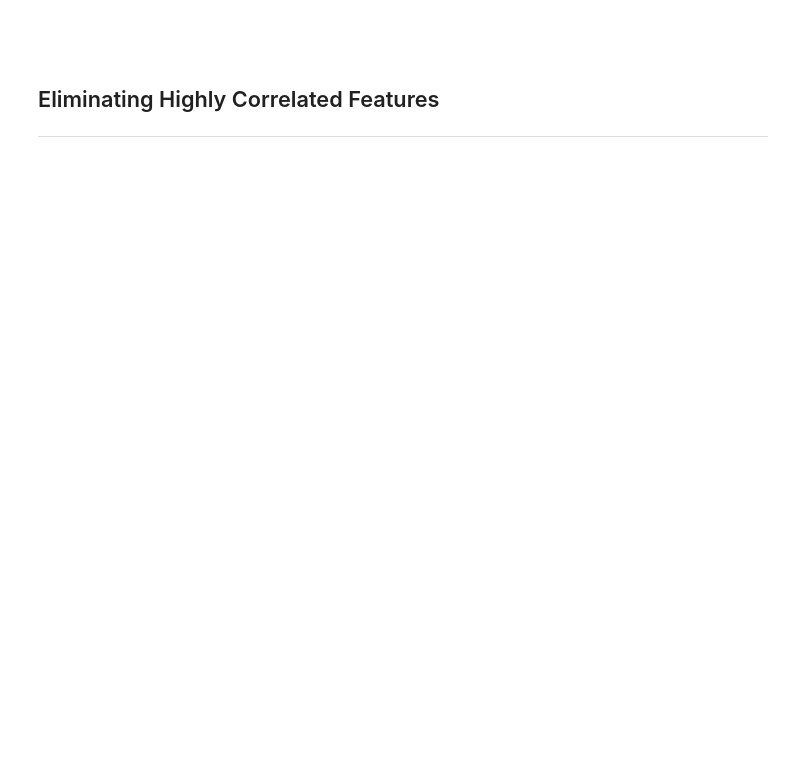
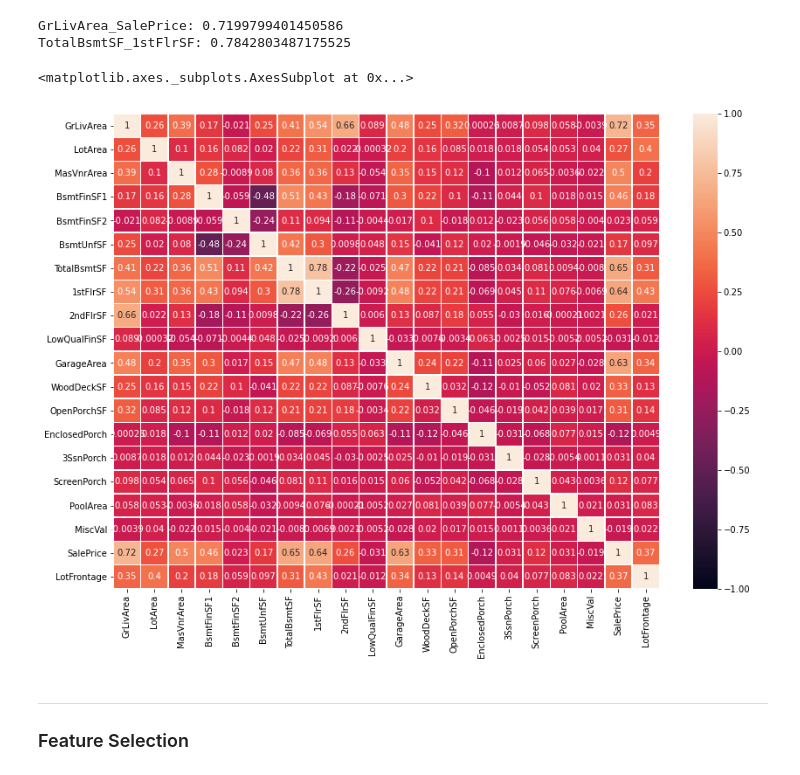
Before and after one commit to hikarinosenshi/ml_project, a Jupyter notebook: ariel/Feature Selection2.ipynb, the cells around one changed output. Cells and saved outputs as stored; diff of their text form; code cells hidden in the pictures; blank space fills up the shorter version.

```diff
--- a/ariel/Feature Selection2.ipynb
+++ b/ariel/Feature Selection2.ipynb
@@ -251,4 +138,24 @@ dataset_encoded
+# %%
+# Generate correlation matrix (continues variables only)
+corr_matrix = dataset[continues_variables].corr(method="pearson") # pearson? kendall? which is best
+# %%
+# List of highly (>0.79) correlated pair of variables
+c_m = list(corr_matrix.columns)
+for index_ in corr_matrix.columns:
+    c_m.remove(index_)
+    for feature in c_m:
+        if abs(corr_matrix.loc[index_,feature])>0.7:
+            print(index_,"_",feature,": ",corr_matrix.loc[index_,feature], sep="")
+# %% [output]
+GrLivArea_SalePrice: 0.7199799401450586
+TotalBsmtSF_1stFlrSF: 0.7842803487175525
+# %%
+plt.figure(figsize=(14,10))
+sns.heatmap(corr_matrix, vmin=-1, vmax=1, linewidths=.5, annot=True)
+# %% [output]
+<matplotlib.axes._subplots.AxesSubplot at 0x...>
+[figure, added]
 # %% [markdown]
-<br><br>
-## Eliminating Highly Correlated Features
 <hr style="height:1px;border:none;color:#333;background-color:#333;" />
+
+### Feature Selection
```
Also changed, not shown: parts of 84 cells of this notebook, 2 other files.
